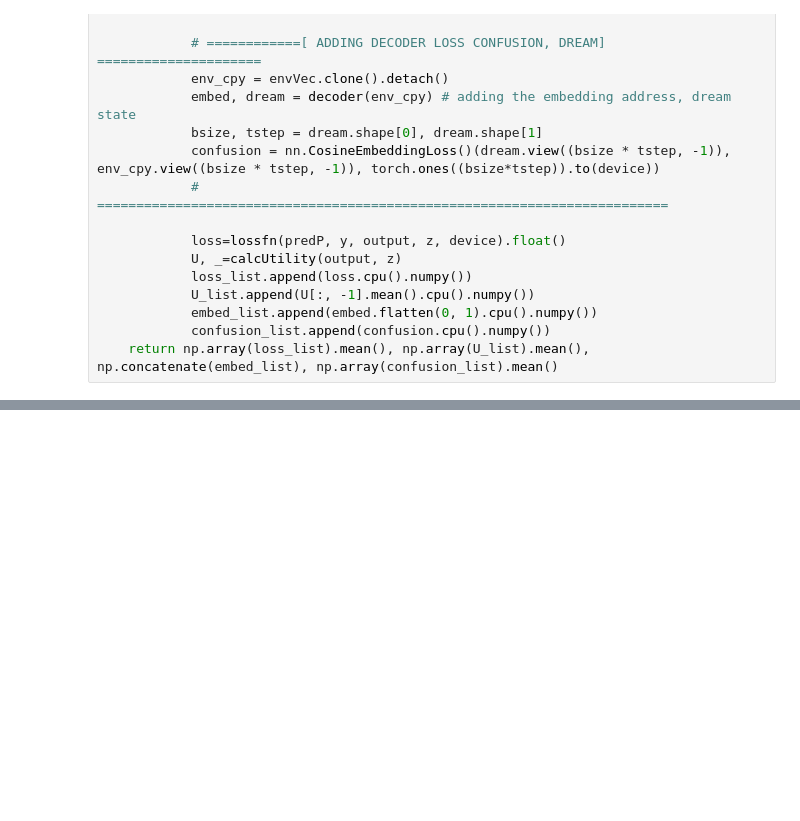
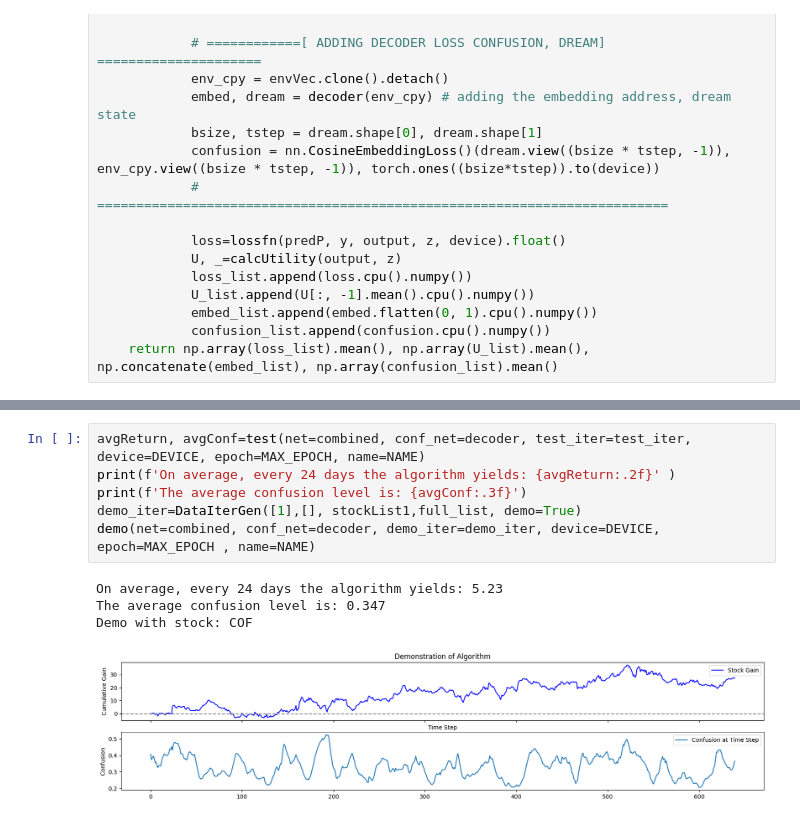
Before and after one commit to JackBosco/TFJ-DRL-update1, a Jupyter notebook: notebooks/unit_testing.ipynb, the cells around one changed output, grey strips where cells are left out. Drawn from its saved outputs; the diff is of its cells as text; blank space fills up the shorter version.

```diff
--- a/notebooks/unit_testing.ipynb
+++ b/notebooks/unit_testing.ipynb
@@ -472 +476,12 @@ display(Image(filename='training_progress.gif'))
+# %%
+avgReturn, avgConf=test(net=combined, conf_net=decoder, test_iter=test_iter, device=DEVICE, epoch=MAX_EPOCH, name=NAME)
+print(f'On average, every 24 days the algorithm yields: {avgReturn:.2f}' )
+print(f'The average confusion level is: {avgConf:.3f}')
+demo_iter=DataIterGen([1],[], stockList1,full_list, demo=True)
+demo(net=combined, conf_net=decoder, demo_iter=demo_iter, device=DEVICE, epoch=MAX_EPOCH , name=NAME)
+# %% [output]
+On average, every 24 days the algorithm yields: 5.23
+The average confusion level is: 0.347
+Demo with stock: COF
+[figure, added]
 # %%
```
Also changed, not shown: parts of 12 cells of this notebook, 4 other files.
